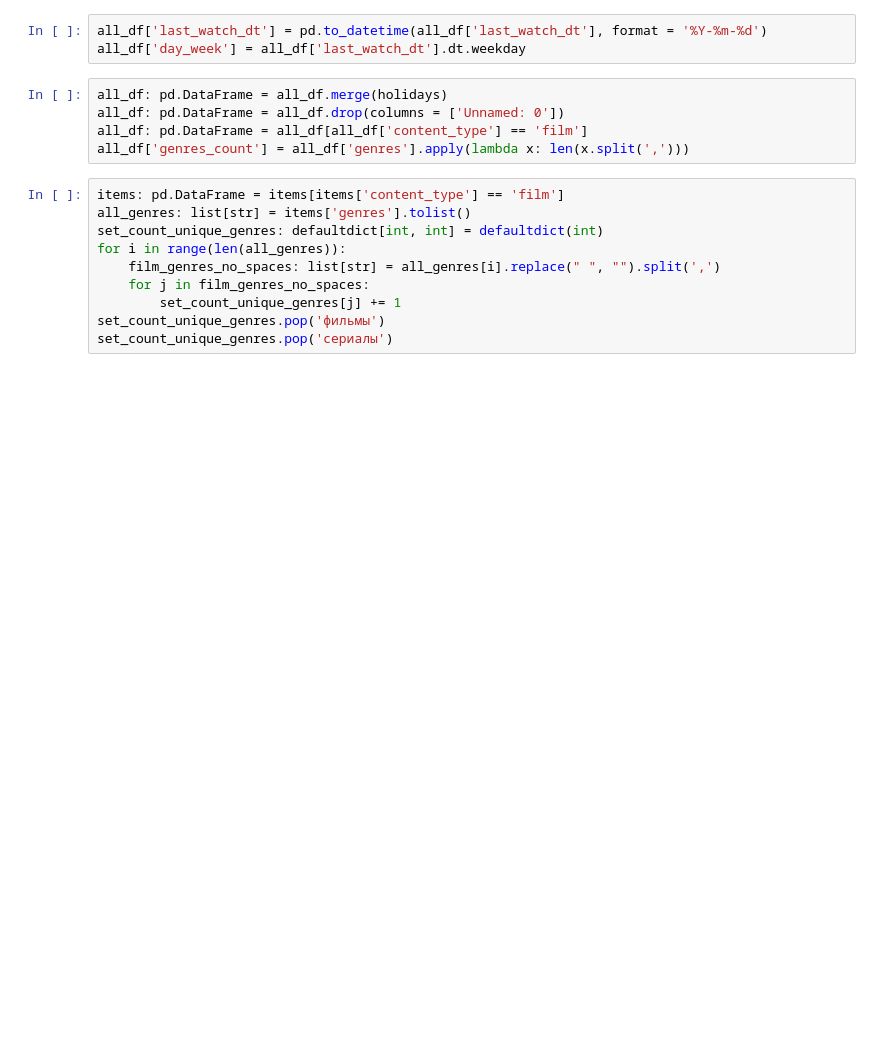
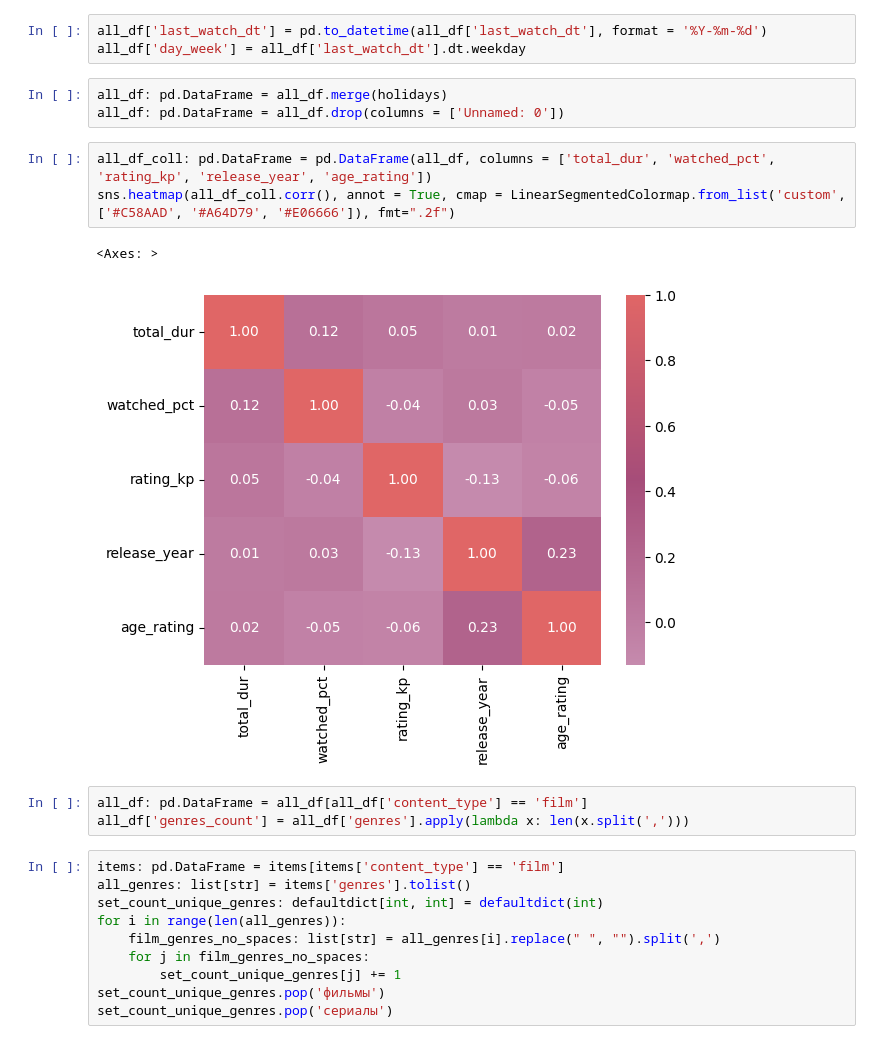
Before and after one commit to om3lette/kion_not_sofa_analysys, a Jupyter notebook: src/pre_analysis.ipynb, the cells around one changed output. Cells and saved outputs as stored; diff of their text form; blank space fills up the shorter version.

```diff
--- a/src/pre_analysis.ipynb
+++ b/src/pre_analysis.ipynb
@@ -31,8 +31,15 @@ all_df['day_week'] = all_df['last_watch_dt'].dt.weekday
 # %%
 all_df: pd.DataFrame = all_df.merge(holidays)
 all_df: pd.DataFrame = all_df.drop(columns = ['Unnamed: 0'])
-all_df: pd.DataFrame = all_df[all_df['content_type'] == 'film']
-all_df['genres_count'] = all_df['genres'].apply(lambda x: len(x.split(',')))
+# %%
+all_df_coll: pd.DataFrame = pd.DataFrame(all_df, columns = ['total_dur', 'watched_pct', 'rating_kp', 'release_year', 'age_rating'])
+sns.heatmap(all_df_coll.corr(), annot = True, cmap = LinearSegmentedColormap.from_list('custom', ['#C58AAD', '#A64D79', '#E06666']), fmt=".2f")
+# %% [output]
+<Axes: >
+[figure, added]
+# %%
+all_df: pd.DataFrame = all_df[all_df['content_type'] == 'film']
+all_df['genres_count'] = all_df['genres'].apply(lambda x: len(x.split(',')))
 # %%
 items: pd.DataFrame = items[items['content_type'] == 'film']
 all_genres: list[str] = items['genres'].tolist()
```
Also changed, not shown: parts of 1 cell of this notebook.
